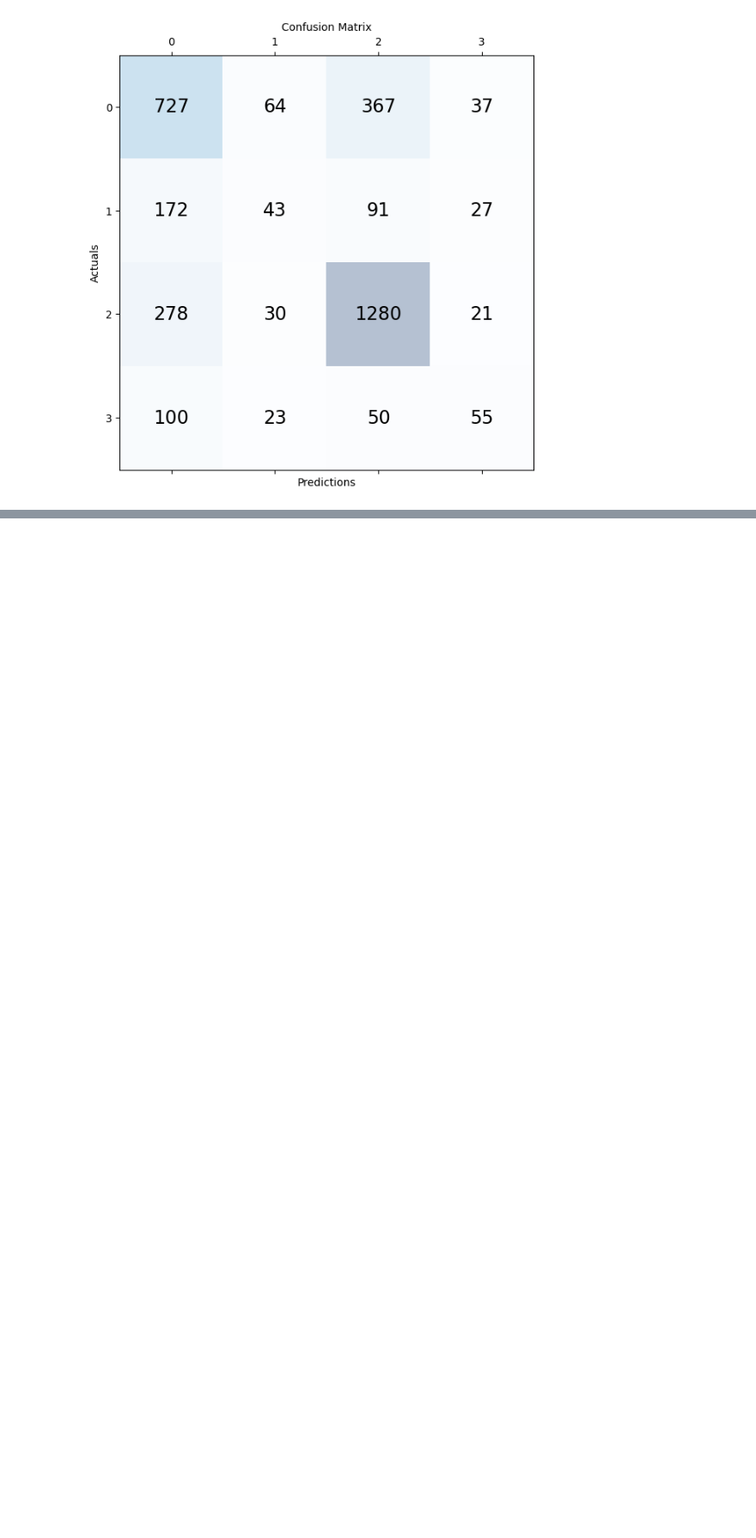
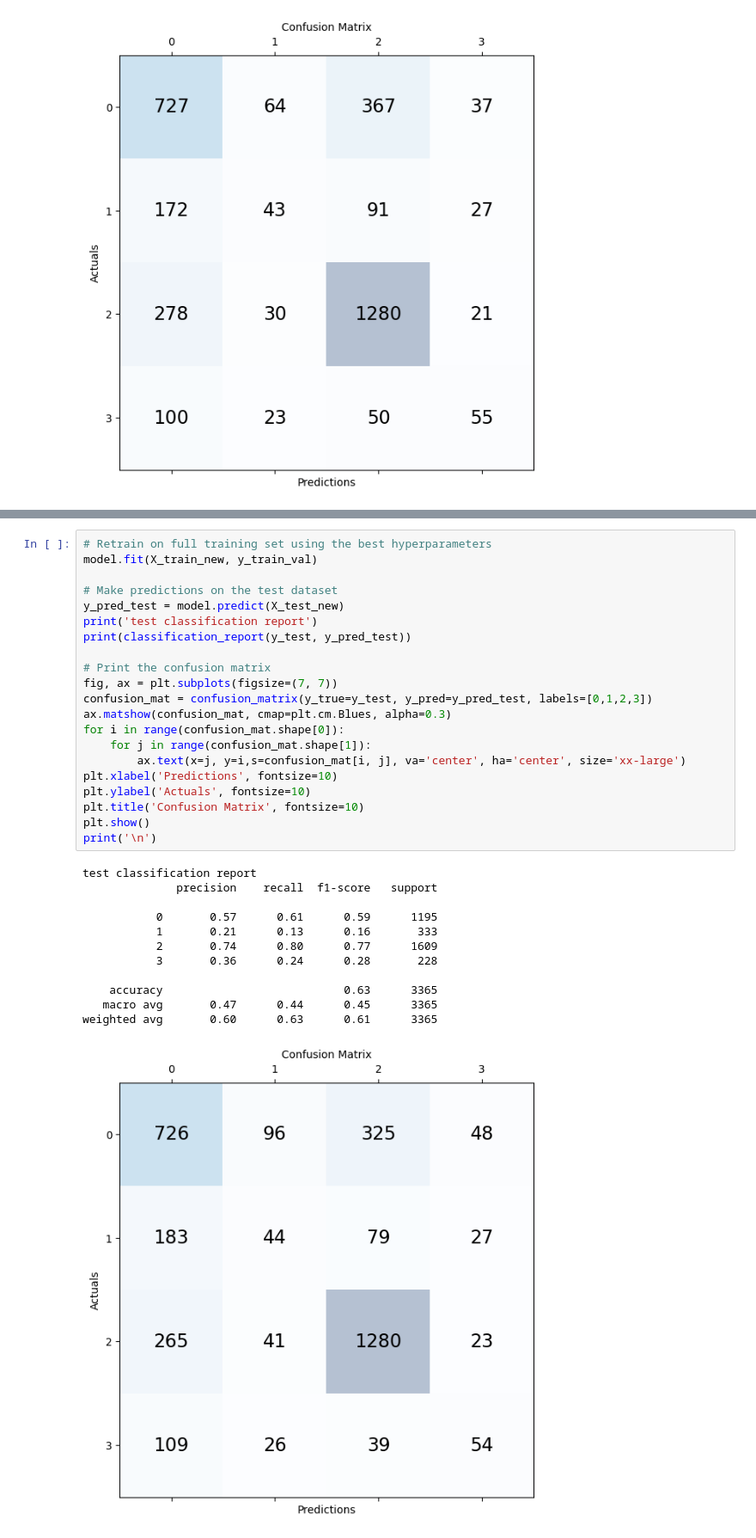
Before and after one commit to beatrizarc/product_complaints, a Jupyter notebook: notebooks/10- LinearSVC tf-idf hyperparameter tuning, feature selection, model selection .ipynb, the cells around one changed output, grey strips where cells are left out. Shown at 86% size. Saved outputs shown, nothing was run; the diff lists cells and outputs as text; blank space fills up the shorter version.

```diff
--- a/notebooks/10- LinearSVC tf-idf hyperparameter tuning, feature selection, model selection .ipynb
+++ b/notebooks/10- LinearSVC tf-idf hyperparameter tuning, feature selection, model selection .ipynb
@@ -951,0 +1013,34 @@ weighted avg       0.60      0.63      0.61      3365
+# %%
+# Retrain on full training set using the best hyperparameters
+model.fit(X_train_new, y_train_val)
+
+# Make predictions on the test dataset
+y_pred_test = model.predict(X_test_new)
+print('test classification report')
+print(classification_report(y_test, y_pred_test))
+
+# Print the confusion matrix
+fig, ax = plt.subplots(figsize=(7, 7))
+confusion_mat = confusion_matrix(y_true=y_test, y_pred=y_pred_test, labels=[0,1,2,3])
+ax.matshow(confusion_mat, cmap=plt.cm.Blues, alpha=0.3)
+for i in range(confusion_mat.shape[0]):
+    for j in range(confusion_mat.shape[1]):
+        ax.text(x=j, y=i,s=confusion_mat[i, j], va='center', ha='center', size='xx-large')
+plt.xlabel('Predictions', fontsize=10)
+plt.ylabel('Actuals', fontsize=10)
+plt.title('Confusion Matrix', fontsize=10)
+plt.show()
+print('\n')
+# %% [output]
+test classification report
+              precision    recall  f1-score   support
+
+           0       0.57      0.61      0.59      1195
+           1       0.21      0.13      0.16       333
+           2       0.74      0.80      0.77      1609
+           3       0.36      0.24      0.28       228
+
+    accuracy                           0.63      3365
+   macro avg       0.47      0.44      0.45      3365
+weighted avg       0.60      0.63      0.61      3365
+[figure, added]
```
Also changed, not shown: parts of 9 cells of this notebook.
